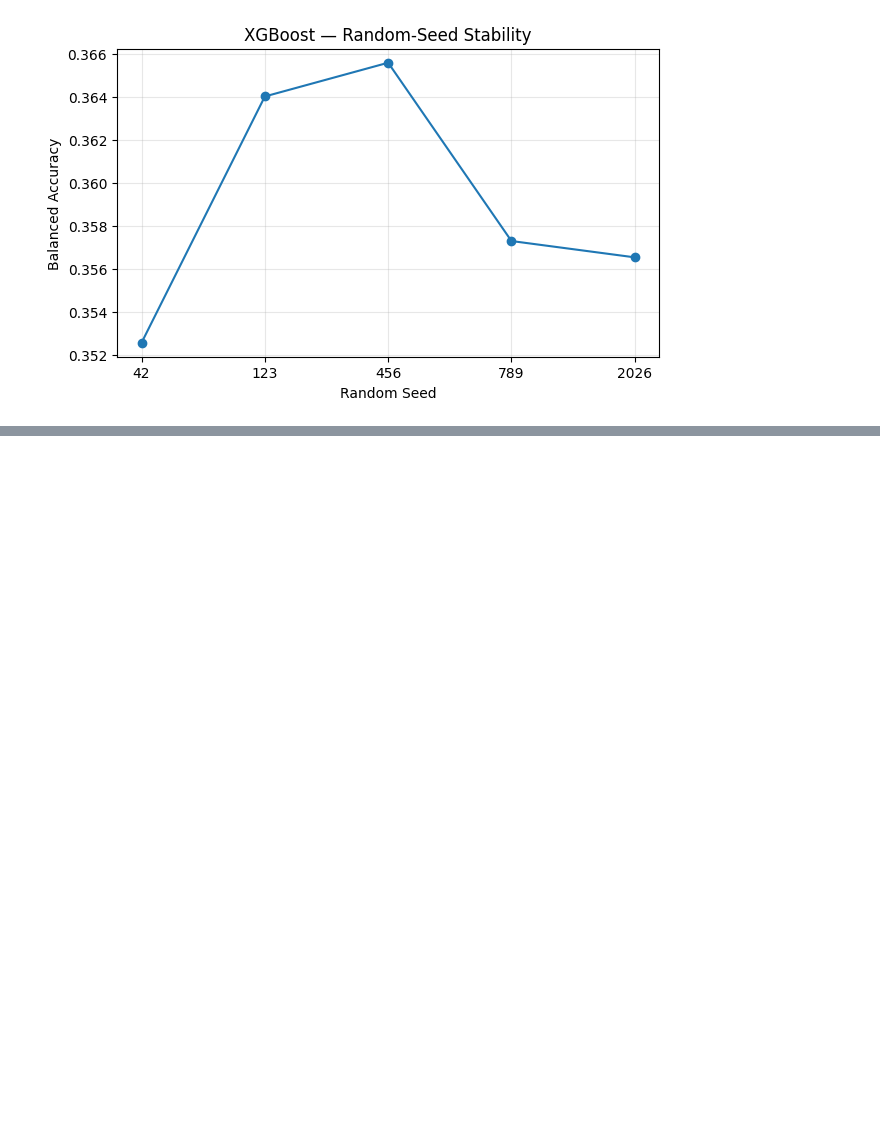
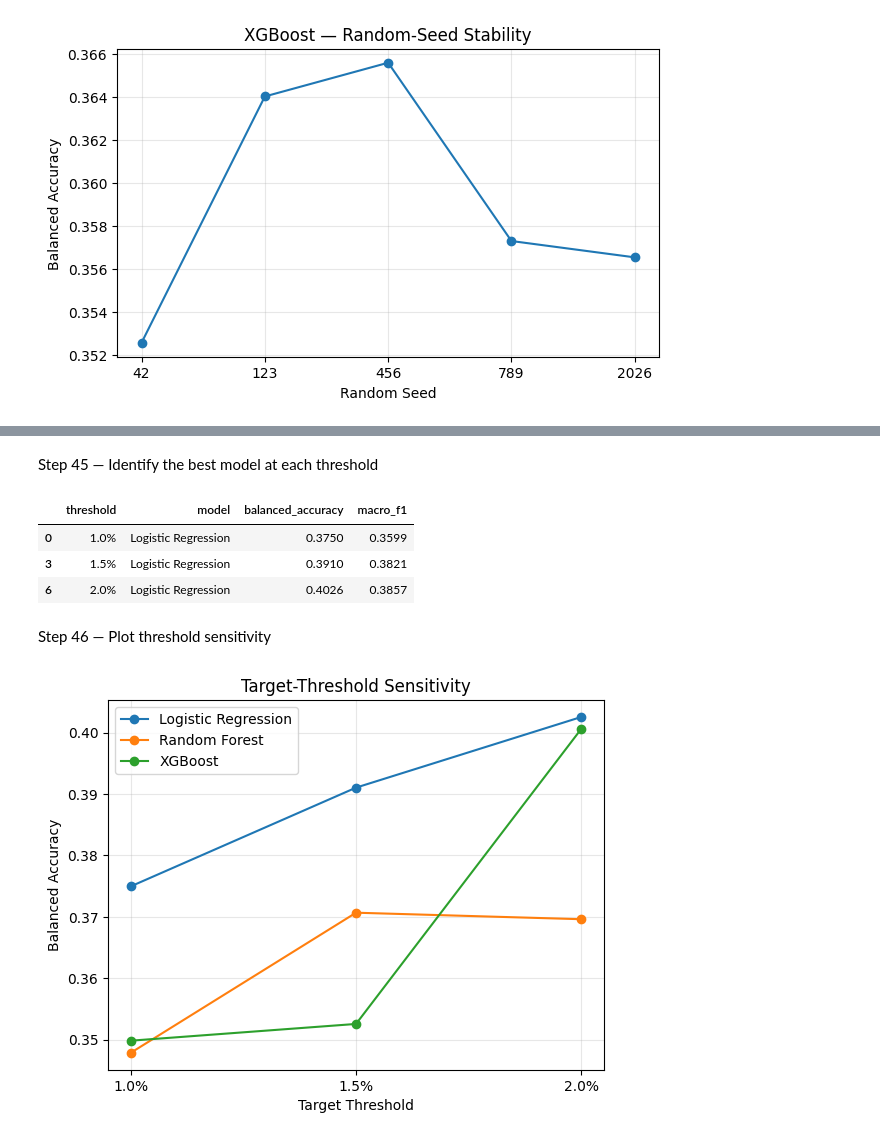
Before and after one commit to PhyoThor/Advance_Machine_Learning, a Jupyter notebook: 15_Robustness_and_validation.ipynb, the cells around one changed output, grey strips where cells are left out. Saved outputs shown, nothing was run; the diff lists cells and outputs as text; code cells hidden in the pictures; blank space fills up the shorter version.

```diff
--- a/15_Robustness_and_validation.ipynb
+++ b/15_Robustness_and_validation.ipynb
@@ -1329,0 +1378,6 @@ for model_name in seed_results_df["model"].unique():
+# %%
+THRESHOLDS = {
+    "1.0%": 0.010,
+    "1.5%": 0.015,
+    "2.0%": 0.020
+}
@@ -1329,0 +1750,71 @@ for model_name in seed_results_df["model"].unique():
+# %% [markdown]
+Step 45 — Identify the best model at each threshold
+# %%
+best_by_threshold = (
+    threshold_results_df
+    .loc[
+        threshold_results_df
+        .groupby("threshold")[
+            "balanced_accuracy"
+        ]
+        .idxmax()
+    ]
+    [
+        [
+            "threshold",
+            "model",
+            "balanced_accuracy",
+            "macro_f1"
+        ]
+    ]
+    .sort_values("threshold")
+)
+
+display(best_by_threshold)
+# %% [output]
+|  | threshold | model | balanced_accuracy | macro_f1 |
+| 0 | 1.0% | Logistic Regression | 0.3750 | 0.3599 |
+| 3 | 1.5% | Logistic Regression | 0.3910 | 0.3821 |
+| 6 | 2.0% | Logistic Regression | 0.4026 | 0.3857 |
+# %% [markdown]
+Step 46 — Plot threshold sensitivity
+# %%
+for model_name in threshold_results_df["model"].unique():
+
+    subset = threshold_results_df[
+        threshold_results_df["model"]
+        == model_name
+    ].copy()
+
+    # Force correct threshold order
+    order = ["1.0%", "1.5%", "2.0%"]
+
+    subset["threshold"] = pd.Categorical(
+        subset["threshold"],
+        categories=order,
+        ordered=True
+    )
+
+    subset = subset.sort_values(
+        "threshold"
+    )
+
+    plt.plot(
+        subset["threshold"],
+        subset["balanced_accuracy"],
+        marker="o",
+        label=model_name
+    )
+
+
+plt.xlabel("Target Threshold")
+plt.ylabel("Balanced Accuracy")
+plt.title(
+    "Target-Threshold Sensitivity"
+)
+plt.legend()
+plt.grid(alpha=0.3)
+
+plt.show()
+# %% [output]
+[figure, added]
```
Also changed, not shown: parts of 38 cells of this notebook.
